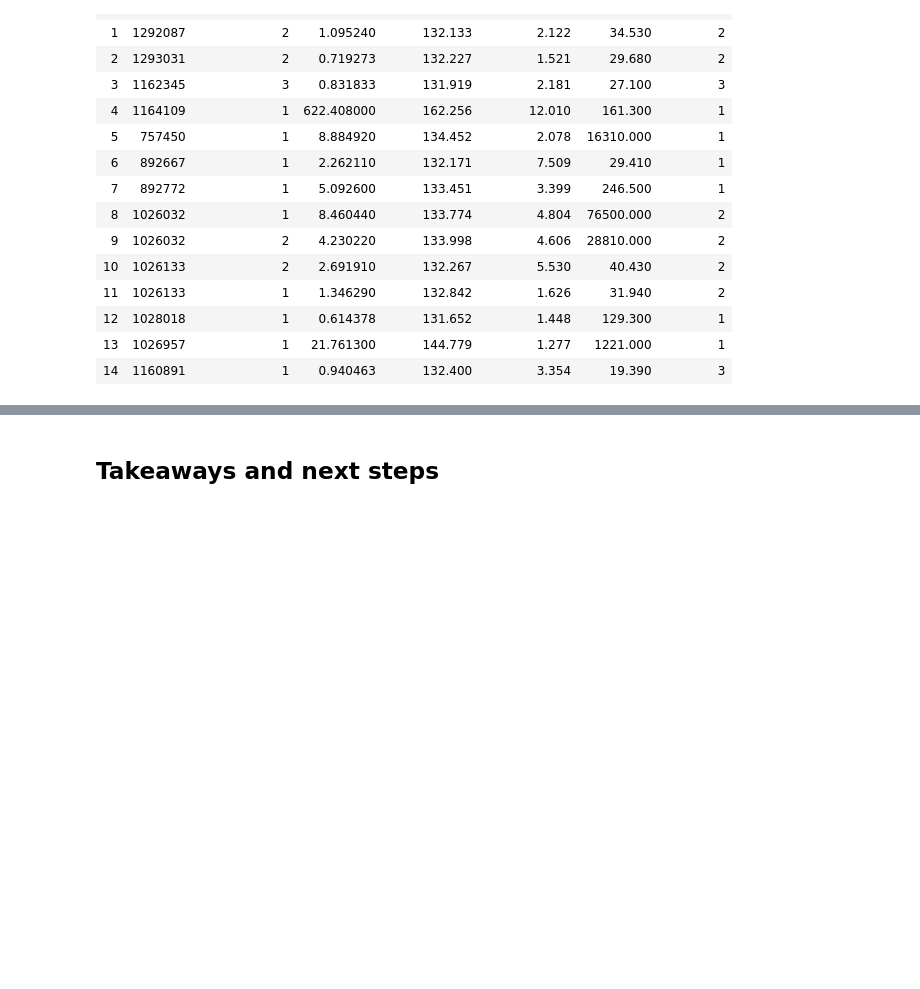
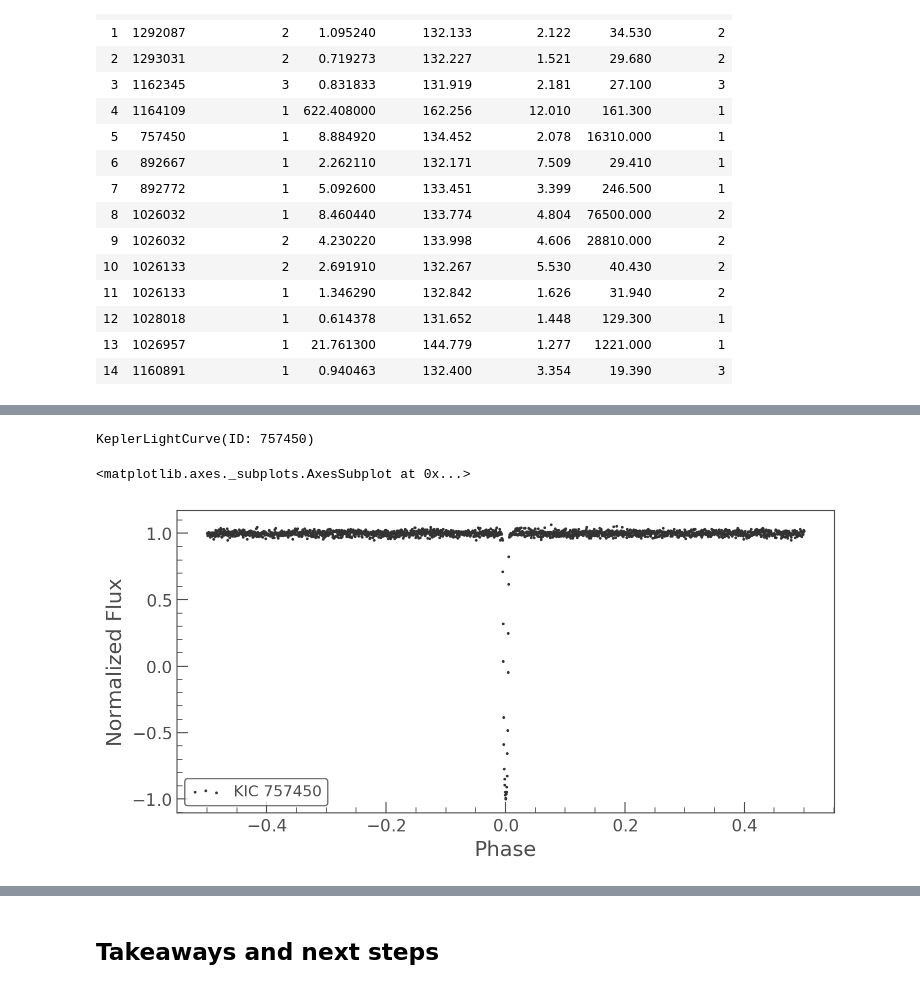
Before and after one commit to gully/HelloWorldNet, a Jupyter notebook: notebooks/01_exploratory_preprocessing.ipynb, the cells around one changed output, grey strips where cells are left out. Saved outputs shown, nothing was run; the diff lists cells and outputs as text; code cells hidden in the pictures; blank space fills up the shorter version.

Commit message:
Make lightkurve-based function for generating global and local views.

```diff
--- a/notebooks/01_exploratory_preprocessing.ipynb
+++ b/notebooks/01_exploratory_preprocessing.ipynb
@@ -108,2 +91,0 @@ Un-binned global view shows a distinctive EB pattern-- deep primary eclipse with
-# %%
-lcfs = lk.search_lightcurvefile('KIC 1026957', mission='Kepler').download_all()
@@ -116,0 +96,8 @@ Un-binned local view shows a distinctive exoplanet transit appearance.  Some fla
+# %%
+kepid = 757450
+tce_num = 1
+# %%
+this_kepid_mask = (dr24_tce.kepid == kepid)
+this_tce_mask = (dr24_tce.tce_plnt_num == tce_num)
+
+this_tce_df = dr24_tce[this_kepid_mask & this_tce_mask]
@@ -116,0 +178,14 @@ Un-binned local view shows a distinctive exoplanet transit appearance.  Some fla
+# %%
+lc_raw, lc_local, lc_global = get_folded_tce_lightcurve(kepid,
+                                                        this_tce_df.tce_period.values[0],
+                                                        this_tce_df.tce_time0bk.values[0],
+                                                        this_tce_df.tce_duration.values[0])
+# %%
+lc_raw.remove_outliers()
+# %% [output]
+KeplerLightCurve(ID: 757450)
+# %%
+lc_global.scatter()
+# %% [output]
+<matplotlib.axes._subplots.AxesSubplot at 0x...>
+[figure, added]
```
Also changed, not shown: parts of 15 cells of this notebook.
